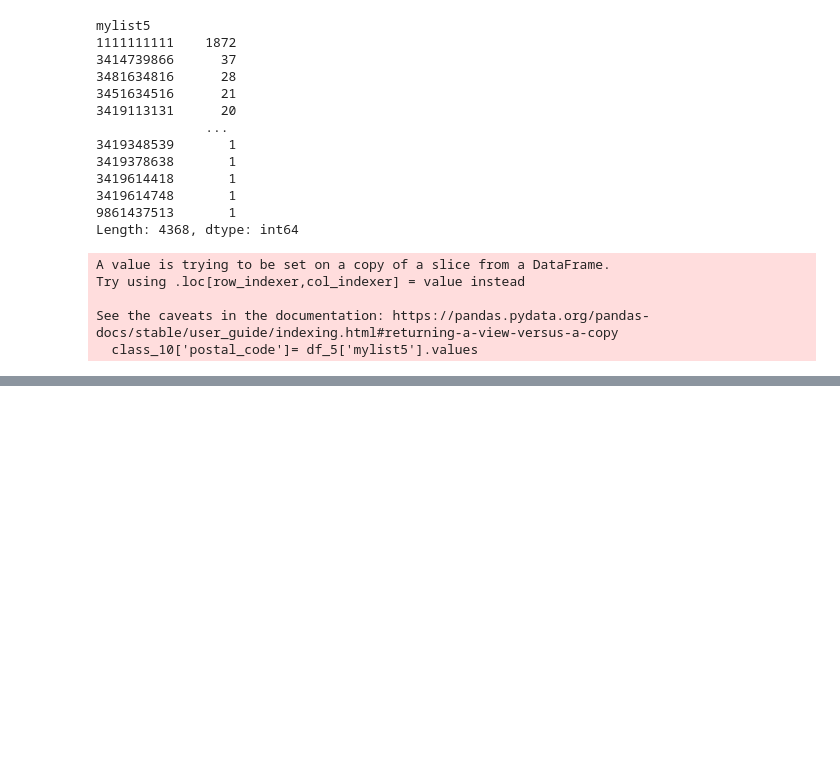
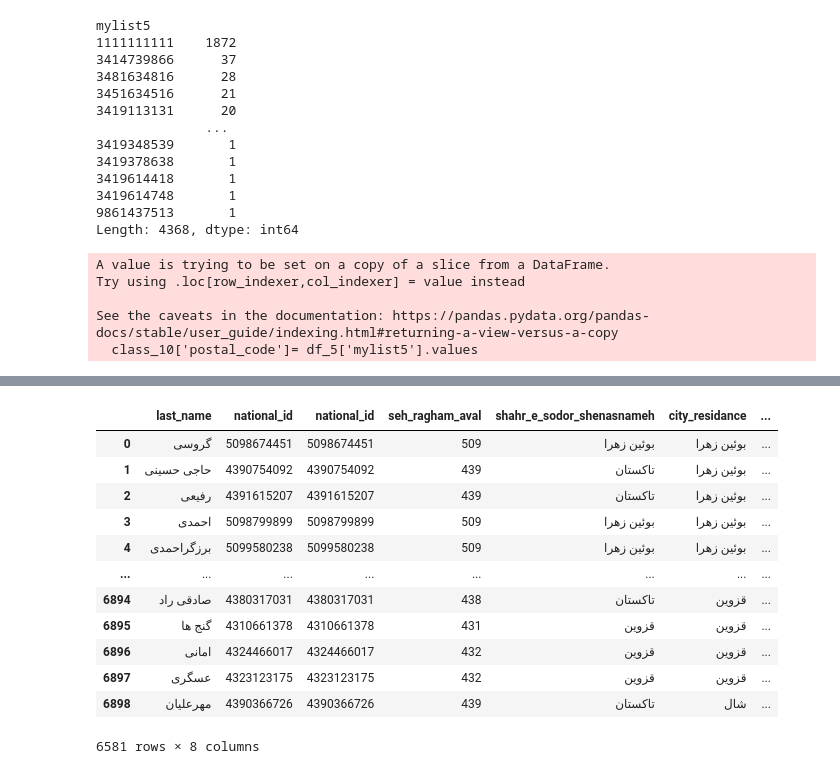
Before and after one commit to mmortazavi/ml_demystified, a Jupyter notebook: projects/gis/preoroccessing_neginnezamloo.ipynb, the cells around one changed output, grey strips where cells are left out. Cells and saved outputs as stored; diff of their text form; code cells hidden in the pictures; blank space fills up the shorter version.

```diff
--- a/projects/gis/preoroccessing_neginnezamloo.ipynb
+++ b/projects/gis/preoroccessing_neginnezamloo.ipynb
@@ -619,0 +650,16 @@ See the caveats in the documentation: https://pandas.pydata.org/pandas-docs/stab
+# %%
+class_10[['last_name','national_id','national_id','seh_ragham_aval','shahr_e_sodor_shenasnameh','city_residance','postal_code','digits_counting_postal_code']]
+# %% [output]
+|  | last_name | national_id | national_id | seh_ragham_aval | shahr_e_sodor_shenasnameh | city_residance | ... |
+| 0 | گروسی | 5098674451 | 5098674451 | 509 | بوئین زهرا | بوئین زهرا | ... |
+| 1 | حاجی حسینی | 4390754092 | 4390754092 | 439 | تاکستان | بوئین زهرا | ... |
+| 2 | رفیعی | 4391615207 | 4391615207 | 439 | تاکستان | بوئین زهرا | ... |
+| 3 | احمدی | 5098799899 | 5098799899 | 509 | بوئین زهرا | بوئین زهرا | ... |
+| 4 | برزگراحمدی | 5099580238 | 5099580238 | 509 | بوئین زهرا | بوئین زهرا | ... |
+| ... | ... | ... | ... | ... | ... | ... | ... |
+| 6894 | صادقی راد | 4380317031 | 4380317031 | 438 | تاکستان | قزوین | ... |
+| 6895 | گنج ها | 4310661378 | 4310661378 | 431 | قزوین | قزوین | ... |
+| 6896 | امانی | 4324466017 | 4324466017 | 432 | قزوین | قزوین | ... |
+| 6897 | عسگری | 4323123175 | 4323123175 | 432 | قزوین | قزوین | ... |
+| 6898 | مهرعلیان | 4390366726 | 4390366726 | 439 | تاکستان | شال | ... |
+6581 rows × 8 columns
```
Also changed, not shown: parts of 8 cells of this notebook.
